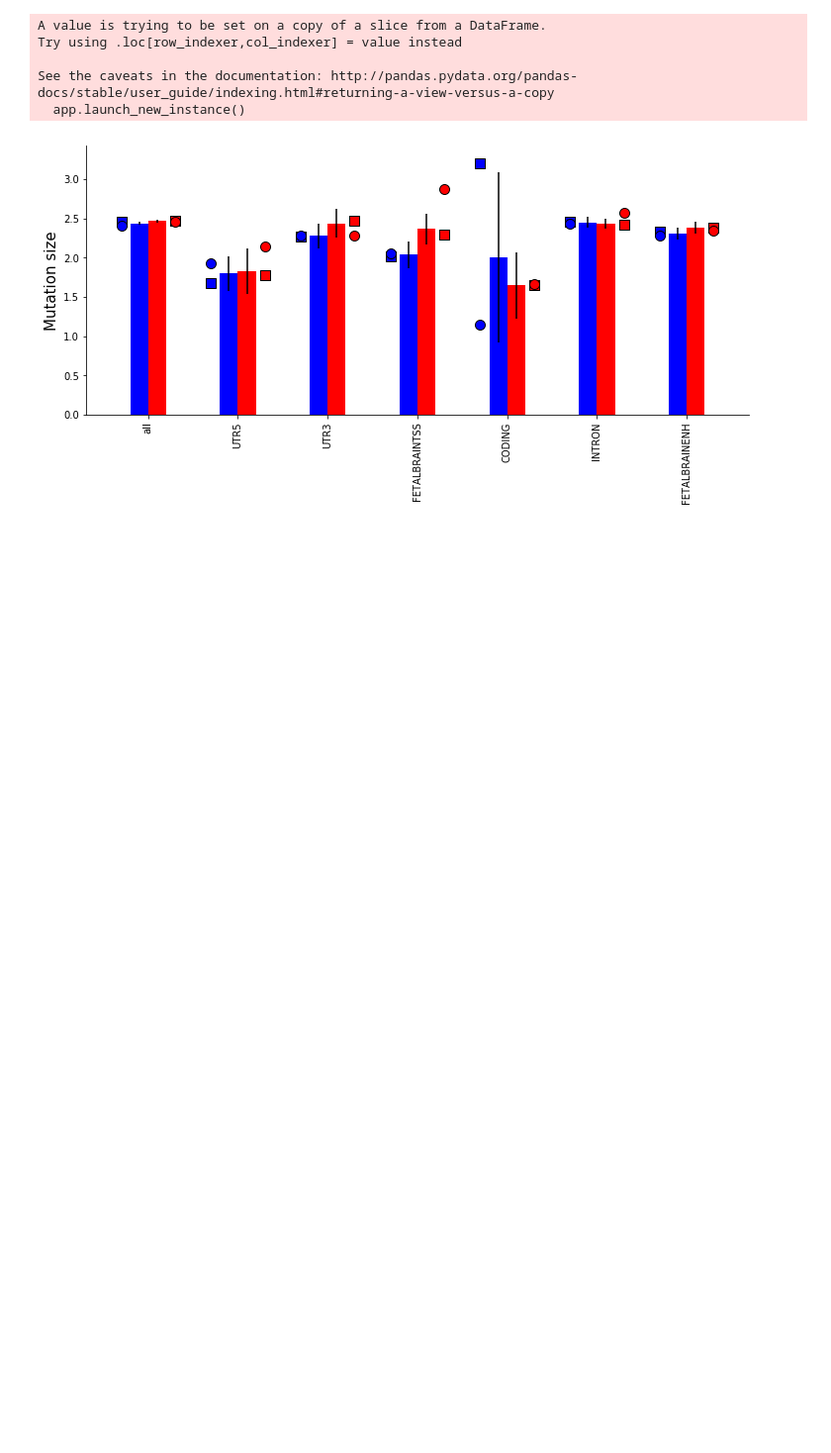
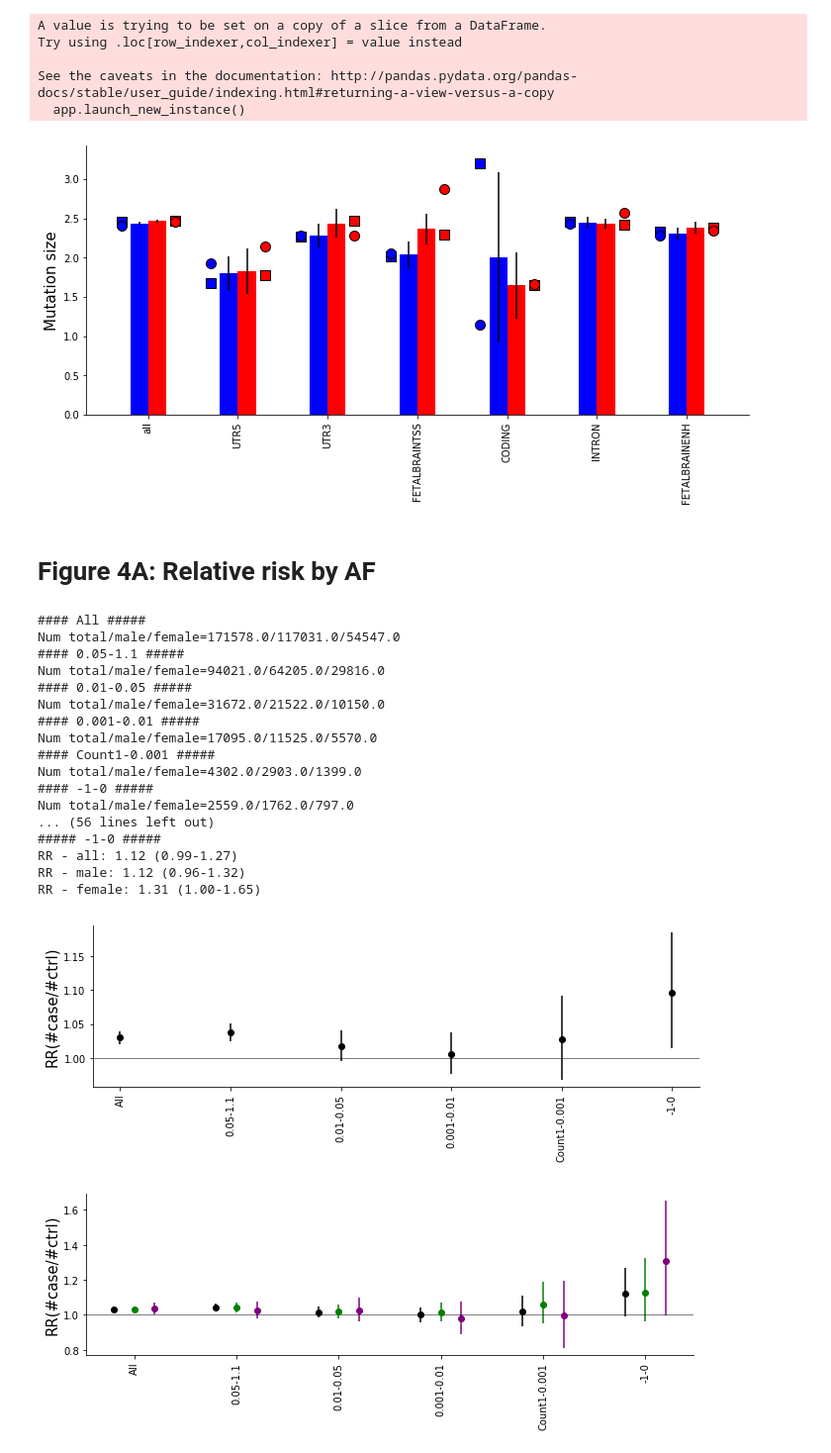
Before and after one commit to gymreklab/ssc-denovos-paper, a Jupyter notebook: figure-notebooks-v2/Mitra_etal_Figure3+4_Burden_v2.ipynb, the cells around one changed output. Shown: that part at 99% size. Drawn from its saved outputs; the diff is of its cells as text; code cells hidden in the pictures; blank space fills up the shorter version.

```diff
--- a/figure-notebooks-v2/Mitra_etal_Figure3+4_Burden_v2.ipynb
+++ b/figure-notebooks-v2/Mitra_etal_Figure3+4_Burden_v2.ipynb
@@ -533,3 +589,47 @@ Try using .loc[row_indexer,col_indexer] = value instead
 See the caveats in the documentation: http://pandas.pydata.org/pandas-docs/stable/user_guide/indexing.html#returning-a-view-versus-a-copy
   app.launch_new_instance()
 [figure]
+# %% [markdown]
+# Figure 4A: Relative risk by AF
+# %%
+mintotal = 0.8*max(fdata["total"])
+
+# All
+fdata_list = [finaldata]
+fdata_list_nohom = [finaldata[finaldata["period_x"]>1]]
+fdata_labels_list = ["All"]
+
+# Other freq bins
+for freqpair in [(0.05, 1.1), (0.01, 0.05), (0.001, 0.01), (-1,0.001), (-1, 0)]:
+    minfreq, maxfreq = freqpair
+    if minfreq == -1 and maxfreq > 0:
+        fdata_list.append(finaldata[(finaldata["total"]>=mintotal) & (finaldata["freq"]>0) & (finaldata["freq"]<=maxfreq)])
+        fdata_list_nohom.append(finaldata[(finaldata["period_x"]>1) & (finaldata["total"]>=mintotal) & (finaldata["freq"]>0) & (finaldata["freq"]<=maxfreq)])
+        fdata_labels_list.append("Count1-%s"%(maxfreq))
+    else:
+        fdata_list.append(finaldata[(finaldata["total"]>=mintotal) & (finaldata["freq"]>minfreq) & (finaldata["freq"]<=maxfreq)])
+        fdata_list_nohom.append(finaldata[(finaldata["period_x"]>1) &(finaldata["total"]>=mintotal) & (finaldata["freq"]>minfreq) & (finaldata["freq"]<=maxfreq)])
+        fdata_labels_list.append("%s-%s"%(minfreq,maxfreq))
+
+PlotRR(finaldata, fdata_list, fdata_labels_list, plotsex=False, figprefix="Figure4-AF")
+PlotRR(finaldata, fdata_list_nohom, fdata_labels_list, plotsex=True, figprefix="Figure4-AF-nohom")
+# %% [output]
+#### All #####
+Num total/male/female=171578.0/117031.0/54547.0
+#### 0.05-1.1 #####
+Num total/male/female=94021.0/64205.0/29816.0
+#### 0.01-0.05 #####
+Num total/male/female=31672.0/21522.0/10150.0
+#### 0.001-0.01 #####
+Num total/male/female=17095.0/11525.0/5570.0
+#### Count1-0.001 #####
+Num total/male/female=4302.0/2903.0/1399.0
+#### -1-0 #####
+Num total/male/female=2559.0/1762.0/797.0
+... (56 lines left out)
+##### -1-0 #####
+RR - all: 1.12 (0.99-1.27)
+RR - male: 1.12 (0.96-1.32)
+RR - female: 1.31 (1.00-1.65)
+[figure, added]
+[figure, added]
```
Also changed, not shown: parts of 14 cells of this notebook, 2 other files.
